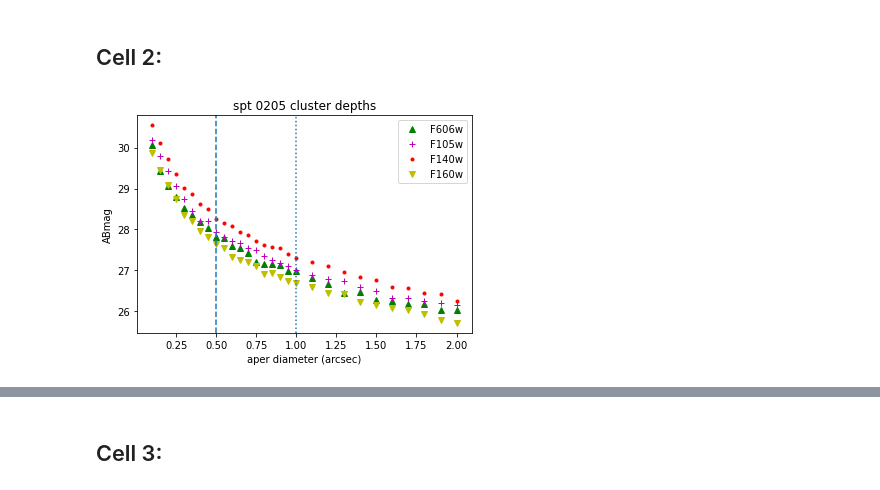
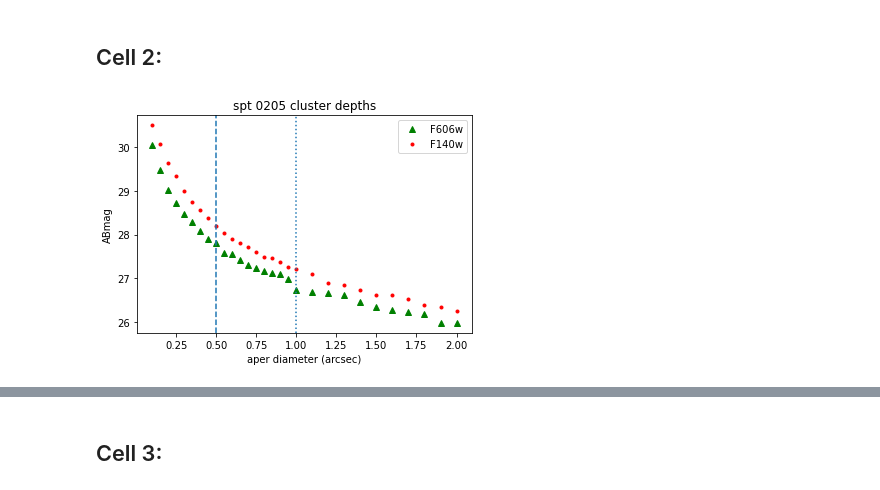
Before and after one commit to weslumundo/catalog_creation, a Jupyter notebook: depthcalculation/Working_Depth.ipynb, the cells around one changed output, grey strips where cells are left out. Cells and saved outputs as stored; diff of their text form; code cells hidden in the pictures.

Commit message:
Got Working_Depth working

```diff
--- a/depthcalculation/Working_Depth.ipynb
+++ b/depthcalculation/Working_Depth.ipynb
@@ -23,49 +23,51 @@ import calculatin as calc
 ## Cell 2:
 # %%
 #cell2
+filebase  = '/home/wes/Astronomy/Data/GoGreen/j020548m5829/Junk/'
+filebase2 = '/home/wes/Astronomy/Data/GoGreen/j020548m5829/PreData/'
 #declare which files you are using for the empty aperture calculations, and which original science images they refer to
 #comment or uncomment appropriate lines given the available data (if your cluster doesn't have F105w data,
 #for example, you'll have to comment out the parts that refer to file105 including the calculations of mags105 and sigs105)
-file606= '/home/k689j329/database/emptyApertureAnalysis_share/aperflux/all_j0205_f606w_osnn3m_aps.txt'
+file606= filebase + 'all_j0205_f606w_osnn3m_aps.txt'
 #file814= '/home/k689j329/database/emptyApertureAnalysis_share/aperflux/all_j16_f814w_osnn3_aps.txt'
-file105= '/home/k689j329/database/emptyApertureAnalysis_share/aperflux/all_j0205_f105w_osnn3m_aps.txt'
-file140= '/home/k689j329/database/emptyApertureAnalysis_share/aperflux/all_j0205_f140w_osnn3m_aps.txt'
-file160= '/home/k689j329/database/emptyApertureAnalysis_share/aperflux/all_j0205_f160w_osnn3m_aps.txt'
+#file105= '/home/k689j329/database/emptyApertureAnalysis_share/aperflux/all_j0205_f105w_osnn3m_aps.txt'
+file140= filebase + 'all_j0205_f140w_osnn3m_aps.txt'
+#file160= '/home/k689j329/database/emptyApertureAnalysis_share/aperflux/all_j0205_f160w_osnn3m_aps.txt'
 
 filenames606=np.loadtxt(file606,dtype='str')
 #filenames814=np.loadtxt(file814,dtype='str')
-filenames105=np.loadtxt(file105,dtype='str')
+#filenames105=np.loadtxt(file105,dtype='str')
 filenames140=np.loadtxt(file140,dtype='str')
-filenames160=np.loadtxt(file160,dtype='str')
+#filenames160=np.loadtxt(file160,dtype='str')
 
 
-original606= '/home/k689j329/HSTdata/j020548m5829/j020548m5829-f606w_drc_sci.fits'
+original606= filebase2 + 'j020548m5829-f606w_drc_sci.fits'
 #original814= '/home/k689j329/HSTdata/j160116m0029/j160116m0029-f814w_drc_sci.fits'
-orig105    = '/home/k689j329/HSTdata/j020548m5829/j020548m5829-f105w_drz_sci.fits'
-orig140    = '/home/k689j329/HSTdata/j020548m5829/j020548m5829-f140w_drz_sci.fits'
-orig160    = '/home/k689j329/HSTdata/j020548m5829/j020548m5829-f160w_drz_sci.fits'
+#orig105    = '/home/k689j329/HSTdata/j020548m5829/j020548m5829-f105w_drz_sci.fits'
+orig140    = filebase2 + 'j020548m5829-f140w_drz_sci.fits'
+#orig160    = '/home/k689j329/HSTdata/j020548m5829/j020548m5829-f160w_drz_sci.fits'
 
 hdu606=fits.open(original606)
 #hdu814=fits.open(original814)
-hdu105=fits.open(orig105)
+#hdu105=fits.open(orig105)
 hdu140=fits.open(orig140)
-hdu160=fits.open(orig160)
+#hdu160=fits.open(orig160)
 
 hdr606=hdu606[0].header
 #hdr814=hdu814[0].header
-hdr105=hdu105[0].header
+#hdr105=hdu105[0].header
 hdr140=hdu140[0].header
-hdr160=hdu160[0].header
+#hdr160=hdu160[0].header
 holdphots606=[hdr606['PHOTFLAM'],hdr606['PHOTPLAM']]
 #holdphots814=[hdr814['PHOTFLAM'],hdr814['PHOTPLAM']]
-holdphots105=[hdr105['PHOTFLAM'],hdr105['PHOTPLAM']]
+#holdphots105=[hdr105['PHOTFLAM'],hdr105['PHOTPLAM']]
 holdphots140=[hdr140['PHOTFLAM'],hdr140['PHOTPLAM']]
-holdphots160=[hdr160['PHOTFLAM'],hdr160['PHOTPLAM']]
+#holdphots160=[hdr160['PHOTFLAM'],hdr160['PHOTPLAM']]
 hdu606.close()
 #hdu814.close()
-hdu105.close()
+#hdu105.close()
 hdu140.close()
-hdu160.close()
+#hdu160.close()
 
 #arcsec
 apers=np.array([0.1,0.15,0.2,0.25,0.3,0.35,0.4,0.45,0.5,0.55,0.6,0.65,0.7,0.75,0.8,0.85,0.9,0.95,1.0,1.1,1.2,1.3,1.4,1.5,1.6,1.7,1.8,1.9,2.0])
@@ -73,9 +75,9 @@ apers=np.array([0.1,0.15,0.2,0.25,0.3,0.35,0.4,0.45,0.5,0.55,0.6,0.65,0.7,0.75,0
 aper606 = 0.5*apers/0.05
 #print(aper606)
 #aper814 = 0.5*apers/0.05
-aper105 = 0.5*apers/0.1
+#aper105 = 0.5*apers/0.1
 aper140 = 0.5*apers/0.1
-aper160 = 0.5*apers/0.1
+#aper160 = 0.5*apers/0.1
 
 mags606=[]
 mags814=[]
@@ -127,47 +129,49 @@ for x in filenames606:
 #    holdhists2,nameout2=depthcalc.fithists(infile2,binnum=100)
 #    histdict2={nameout2:holdhists2}
 #    histogram_fred.update(histdict2)
 #    keynames_fred.append(nameout2)
 
-for z in filenames105:
-    infilen=str(z)
-#    infilen='../emptyApertureAnalysis_share/aperflux/'+str(z)
-    magn,sign=depthcalc.depth(infilen,holdphots105)
-    mags105.append(magn)
-    sigs105.append(sign)
+#for z in filenames105:
+#    infilen=str(z)
+##    infilen='../emptyApertureAnalysis_share/aperflux/'+str(z)
+#    magn,sign=depthcalc.depth(infilen,holdphots105)
+#    mags105.append(magn)
+#    sigs105.append(sign)
 
 for w in filenames140:
 #    infilew='../emptyApertureAnalysis_share/aperflux/'+str(w)
     infilew=str(w)
     magw,sigw=depthcalc.depth(infilew,holdphots140)
     mags140.append(magw)
     sigs140.append(sigw)
 
-for v in filenames160:
-    infilev=str(v)
-#    infilev='../emptyApertureAnalysis_share/aperflux/'+str(v)
-    magv,sigv=depthcalc.depth(infilev,holdphots160)
-    mags160.append(magv)
-    sigs160.append(sigv)
+#for v in filenames160:
+#    infilev=str(v)
+##    infilev='../emptyApertureAnalysis_share/aperflux/'+str(v)
+#    magv,sigv=depthcalc.depth(infilev,holdphots160)
+#    mags160.append(magv)
+#    sigs160.append(sigv)
 
 plt.plot(apers,mags606,'g^',label='F606w')
 #plt.plot(apers,mags814,'b*',label='F814w')
-plt.plot(apers,mags105,'m+',label='F105w')
+#plt.plot(apers,mags105,'m+',label='F105w')
 plt.plot(apers,mags140,'r.',label='F140w')
-plt.plot(apers,mags160,'yv',label='F160w')
+#plt.plot(apers,mags160,'yv',label='F160w')
 plt.title('spt 0205 cluster depths')
 plt.axvline(x=1.0,linestyle=':')
 plt.axvline(x=0.50,linestyle='--')
 #plt.hlines(y=29.5,xmin=0,xmax=2.0,linestyle=':')
 plt.xlabel('aper diameter (arcsec)')
 plt.ylabel('ABmag')
 plt.legend(loc='upper right')
 plt.show()
 
 #plt.savefig(pdfoutname)
 
 #note, [8] designates the aperture associated with a 0.5 arcsec diameter.
-print(mags606[8],mags105[8],mags140[8],mags160[8])
-print('for aperture',apers[8],', blue band depth limit is',mags606[8],' and red band depth limit is',mags105[8],'in AB magnitude')
+#print(mags606[8],mags105[8],mags140[8],mags160[8])
+#print('for aperture',apers[8],', blue band depth limit is',mags606[8],' and red band depth limit is',mags105[8],'in AB magnitude')
+print(mags606[8],mags140[8])
+print('for aperture',apers[8],', blue band depth limit is',mags606[8],' and red band depth limit is',mags140[8],'in AB magnitude')
 # %% [output]
-[figure, old version]
+[figure, new version]
```
Also changed, not shown: parts of 3 cells of this notebook, 1 other file.
